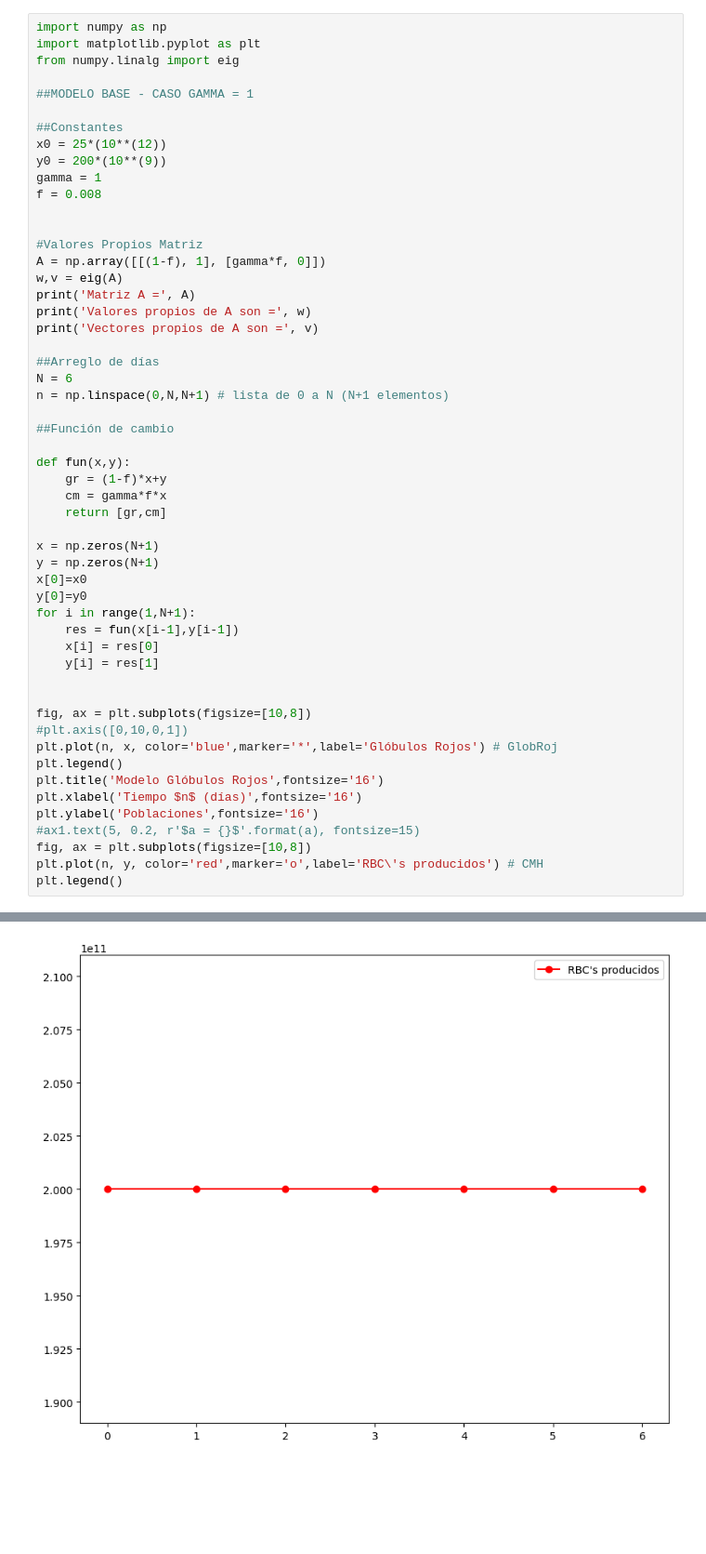
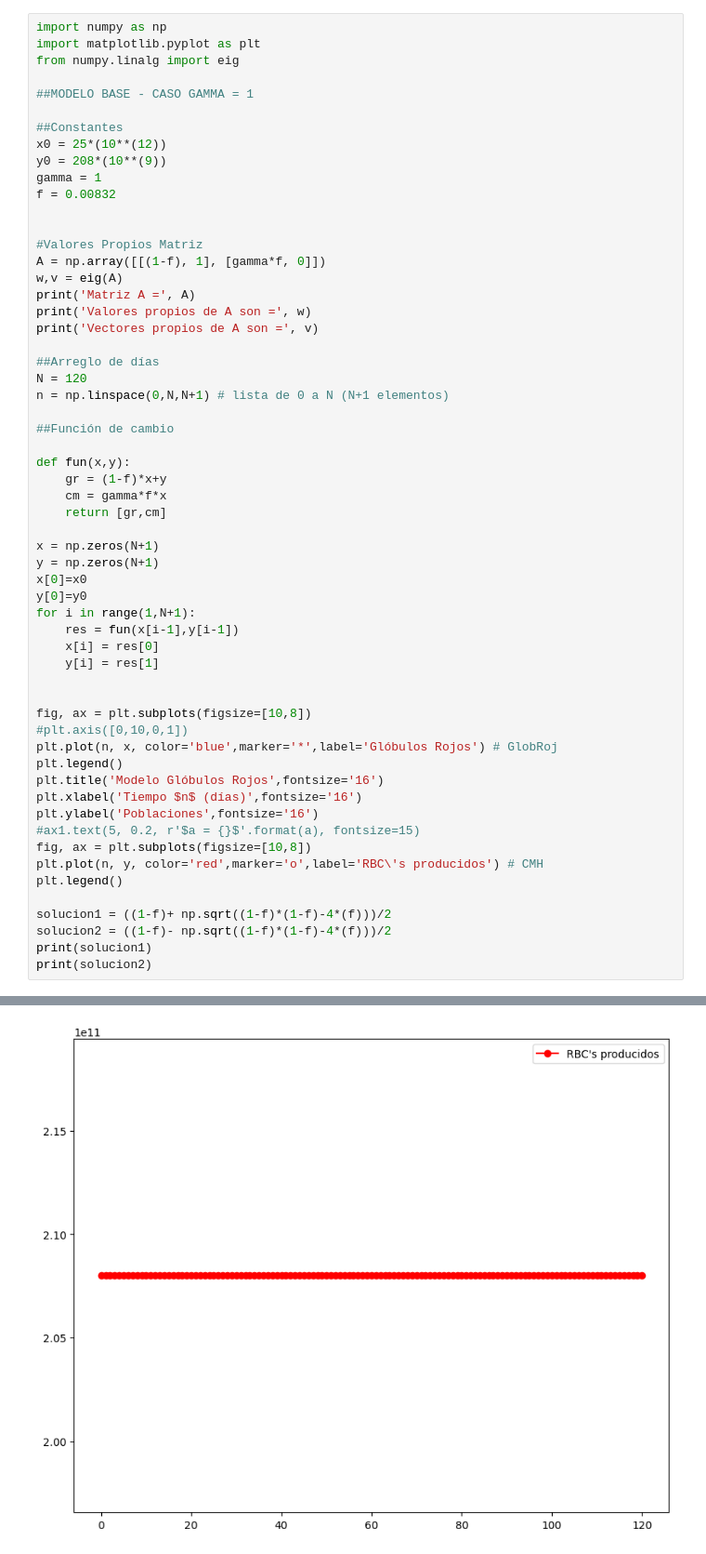
Before and after one commit to MiguelSC01/GraduationProject, a Jupyter notebook: Codigo/Tesis1[20].ipynb, the cells around one changed output, grey strips where cells are left out. Shown: that part at 93% size. Drawn from its saved outputs; the diff is of its cells as text; blank space fills up the shorter version.

```diff
--- a/Codigo/Tesis1[20].ipynb
+++ b/Codigo/Tesis1[20].ipynb
@@ -7,9 +7,9 @@ from numpy.linalg import eig
 
 ##Constantes
 x0 = 25*(10**(12))
-y0 = 200*(10**(9))
+y0 = 208*(10**(9))
 gamma = 1
-f = 0.008
+f = 0.00832
 
 
 #Valores Propios Matriz
@@ -20,7 +20,7 @@ print('Valores propios de A son =', w)
 print('Vectores propios de A son =', v)
 
 ##Arreglo de días
-N = 6
+N = 120
 n = np.linspace(0,N,N+1) # lista de 0 a N (N+1 elementos)
 
 ##Función de cambio
@@ -51,4 +51,9 @@ plt.ylabel('Poblaciones',fontsize='16')
 fig, ax = plt.subplots(figsize=[10,8])
 plt.plot(n, y, color='red',marker='o',label='RBC\'s producidos') # CMH
 plt.legend()
+
+solucion1 = ((1-f)+ np.sqrt((1-f)*(1-f)-4*(f)))/2
+solucion2 = ((1-f)- np.sqrt((1-f)*(1-f)-4*(f)))/2
+print(solucion1)
+print(solucion2)
 # %% [output]
@@ -62 +68 @@ Vectores propios de A son = [[ 0.999968   -0.70710678]
-[figure, old version]
+[figure, new version]
```
Also changed, not shown: parts of 1 cell of this notebook, 3 other files.
